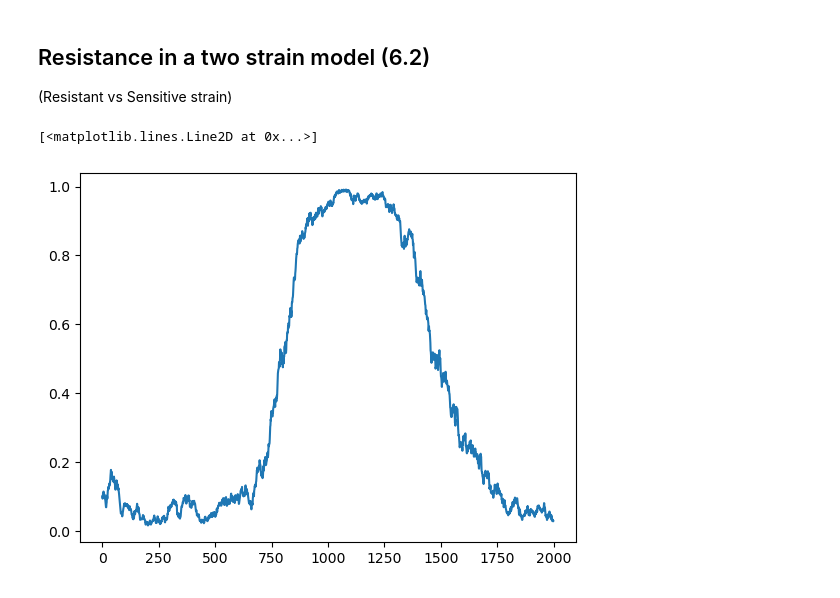
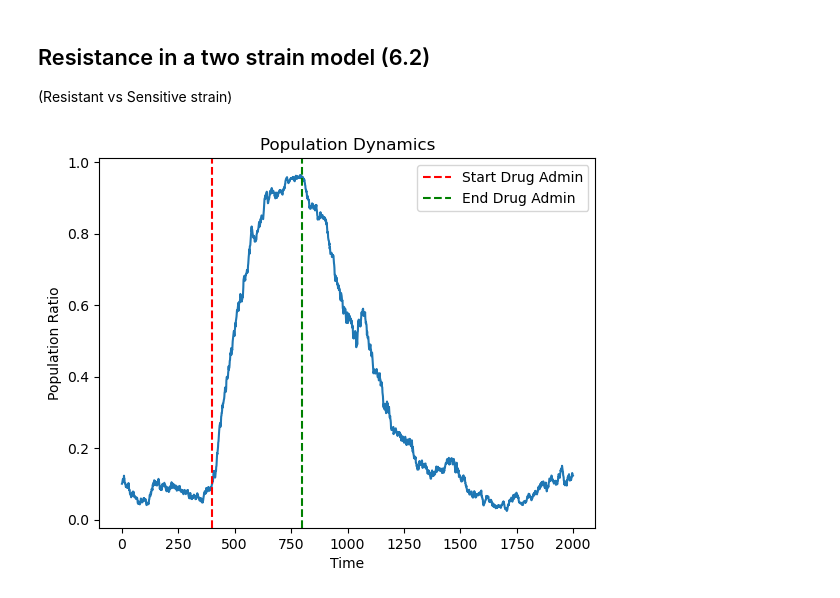
Before and after one commit to RaphaelDeGottardi/Infectious-disease-dynamics, a Jupyter notebook: examples.ipynb, the cells around one changed output. Drawn from its saved outputs; the diff is of its cells as text; code cells hidden in the pictures.

Commit message:
cleaned up the plots

```diff
--- a/examples.ipynb
+++ b/examples.ipynb
@@ -8,38 +8,57 @@ import matplotlib.pyplot as plt
 (Resistant vs Sensitive strain)
 # %%
 
-mu = 0.001          #mutation rate
-w_nodrug = 0.99     #fitness cost of carrying mutation
-w_drug = 1.02       #fitness benefit when drug is administered
-N = 2000            #population size (for stochastic effects)
-trange= 2000        #time steps
-f0 = mu/(1-w_nodrug)    #initial population ratio (based on preexistence frequency)
+mu = 0.001          # Mutation rate
+w_nodrug = 0.99     # Fitness cost of carrying mutation
+w_drug = 1.02       # Fitness benefit when drug is administered
+N = 4000           # Population size (for stochastic effects)
+trange = 2000       # Time steps
+f0 = mu / (1 - w_nodrug)  # Initial population ratio (based on preexistence frequency)
 stochastic = True
+
+# Define drug administration periods as a list of (start, end) tuples
+drug_admin_periods = [(trange // 5, 2 * trange // 5)]#, (3 * trange // 5, 4 * trange // 5)]
 
 t = np.array(range(trange))
 f = np.ones(trange)
-sel_effect = np.ones(trange-1)
-mut_effect = np.ones(trange-1)
+sel_effect = np.ones(trange - 1)
+mut_effect = np.ones(trange - 1)
 f[0] = f0
 w = w_nodrug
-for ft in range(trange-1):
 
-        if ft == int(trange/3): #start drug administration
-            w = w_drug
-        if ft == int(2*trange/3): #end drug administration
-            w = w_nodrug
+for ft in range(trange - 1):
+    # Check if we are in a drug administration period
+    in_drug_period = any(start <= ft < end for start, end in drug_admin_periods)
+    w = w_drug if in_drug_period else w_nodrug
 
-        f[ft+1] = (1-mu)*f[ft]+mu*(1-f[ft])
-        mut_effect[ft] = np.abs(f[ft+1]-f[ft])
-        new_f =  f[ft+1]*w/(w*f[ft+1]+(1-f[ft+1]))
-        sel_effect[ft] = np.abs(new_f-f[ft])
-        f[ft+1] = new_f
-        if stochastic:
-            N_r = np.random.binomial(N, f[ft+1])
-            f[ft+1] = N_r/N
+    # Mutation step
+    f[ft + 1] = (1 - mu) * f[ft] + mu * (1 - f[ft])
+    mut_effect[ft] = np.abs(f[ft + 1] - f[ft])
 
+    # Selection step
+    new_f = f[ft + 1] * w / (w * f[ft + 1] + (1 - f[ft + 1]))
+    sel_effect[ft] = np.abs(new_f - f[ft])
+    f[ft + 1] = new_f
 
-plt.plot(t,f)
+    if stochastic:
+        N_r = np.random.binomial(N, f[ft + 1])
+        f[ft + 1] = N_r / N
+
+plt.plot(t, f)
+plt.xlabel('Time')
+plt.ylabel('Population Ratio')
+plt.title('Population Dynamics')
+
+# Plot vertical lines for each drug administration period
+for start, end in drug_admin_periods:
+    plt.axvline(x=start, color='r', linestyle='--', label='Start Drug Admin')
+    plt.axvline(x=end, color='g', linestyle='--', label='End Drug Admin')
+
+# Ensure that the legend does not repeat labels
+handles, labels = plt.gca().get_legend_handles_labels()
+by_label = dict(zip(labels, handles))
+plt.legend(by_label.values(), by_label.keys())
+
+plt.show()
 # %% [output]
-[<matplotlib.lines.Line2D at 0x...>]
-[figure, old version]
+[figure, new version]
```
Also changed, not shown: parts of 2 cells of this notebook.
